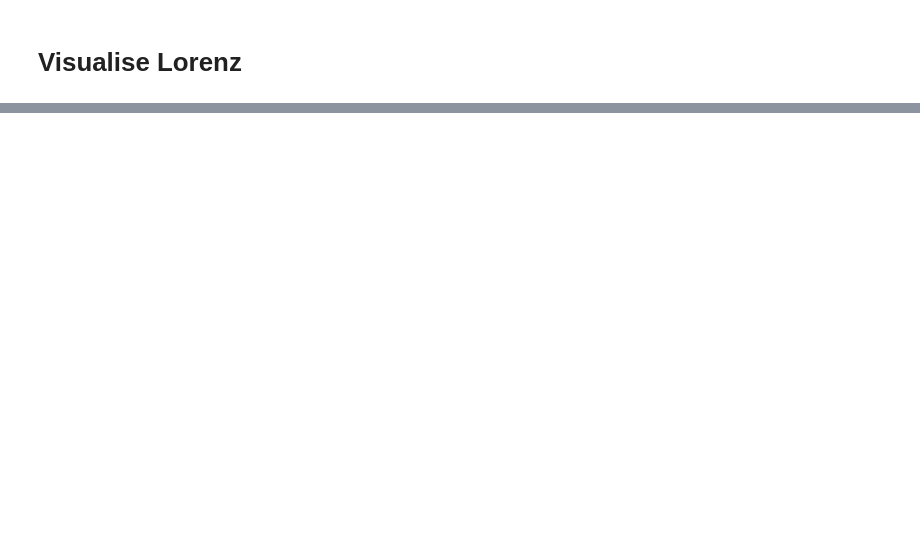
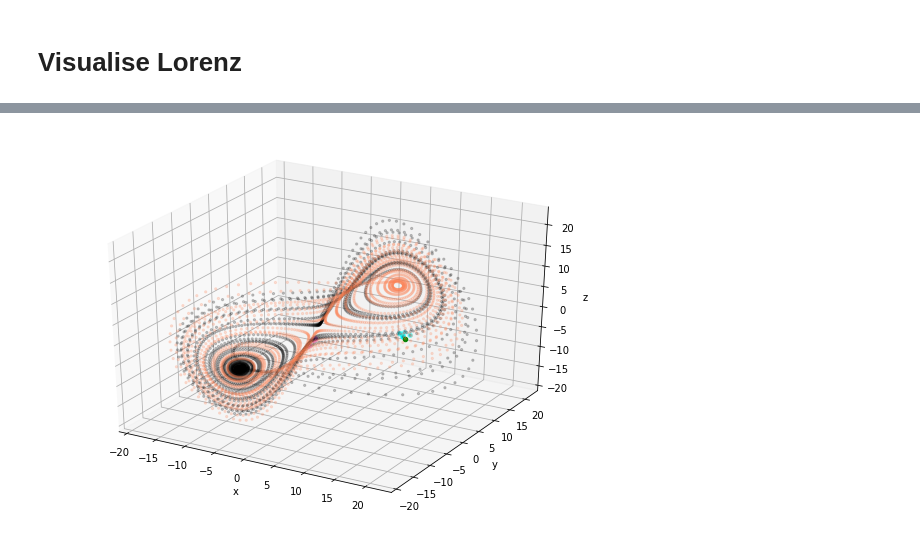
Before and after one commit to dafishcode/empirical_dynamic_modelling, a Jupyter notebook: CCM_run.ipynb, the cells around one changed output, grey strips where cells are left out. Drawn from its saved outputs; the diff is of its cells as text; code cells hidden in the pictures; blank space fills up the shorter version.

```diff
--- a/CCM_run.ipynb
+++ b/CCM_run.ipynb
@@ -78,0 +157,10 @@ embed = lfn.takens_embed(m, tau, xs) #embed data
+# %%
+import scipy
+dist_mat = scipy.spatial.distance_matrix(pred_m, lib_m) #compute distances between all points
+nn_num = E+1 #how many nearest neighbours to find
+# %%
+# Find nearest neighbours in library for each pred_m point
+num = 0
+current_point = pred_m[num]
+curr_dist = dist_mat[num]
+nn_ind = sorted(range(len(curr_dist)), key=lambda k: curr_dist[k])[:nn_num] #return indeces of nearest neighbours in library
@@ -93,0 +199,17 @@ plt.show()
+# %%
+#Show nearest neighbours
+fig = plt.figure(figsize = (10,7))
+ax = fig.add_subplot(111, projection='3d')
+ax.scatter3D(emb_lib[:,0],emb_lib[:,1], emb_lib[:,2], s=5, c = 'k', alpha = 0.2)
+ax.scatter3D(emb_pred[:,0],emb_pred[:,1], emb_pred[:,2], s=5, c = 'coral', alpha = 0.2)
+
+ax.scatter3D(emb_pred[num,0],emb_pred[num,1], emb_pred[num,2], s=20, c = 'green')
+ax.scatter3D(emb_lib[nn_ind][:,0],emb_lib[nn_ind][:,1], emb_lib[nn_ind][:,2], s=20, c = 'cyan')
+ax.scatter3D(emb_lib[new_nn_ind][:,0],emb_lib[new_nn_ind][:,1], emb_lib[new_nn_ind][:,2], s=20, c = 'violet')
+
+ax.set_xlabel("x")
+ax.set_ylabel("y")
+ax.set_zlabel("z")
+plt.show()
+# %% [output]
+[figure, added]
```
Also changed, not shown: parts of 28 cells of this notebook.
